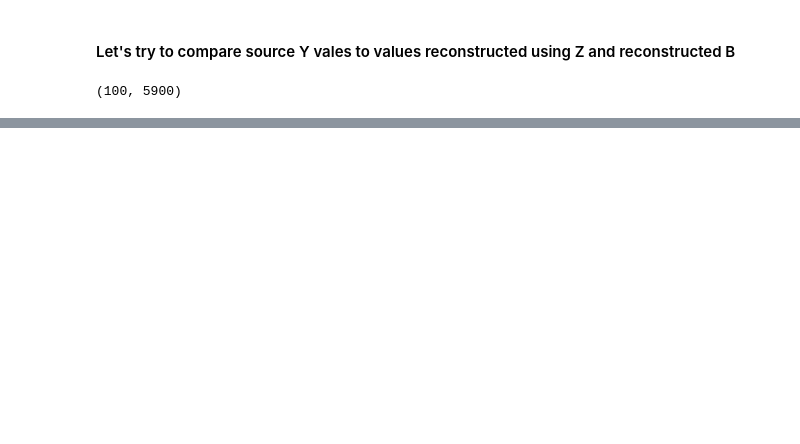
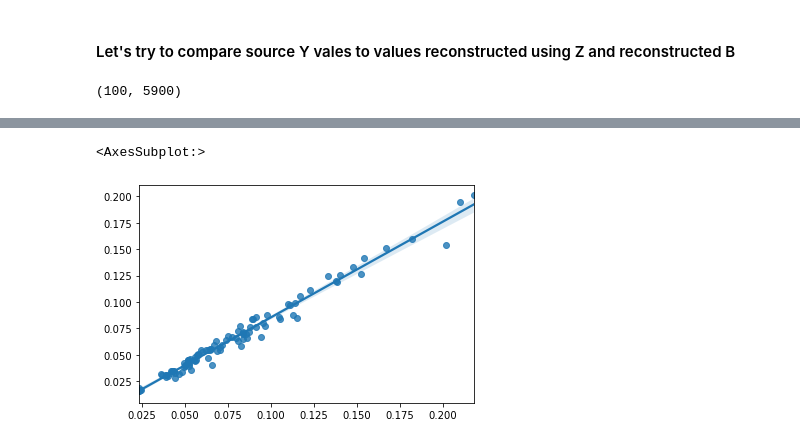
Before and after one commit to Bishop-Laboratory/autoPLIER-analysis, a Jupyter notebook: analysis/CellO_training_data_eda_Serhiy/B-Regression.ipynb, the cells around one changed output, grey strips where cells are left out. Saved outputs shown, nothing was run; the diff lists cells and outputs as text; code cells hidden in the pictures; blank space fills up the shorter version.

```diff
--- a/analysis/CellO_training_data_eda_Serhiy/B-Regression.ipynb
+++ b/analysis/CellO_training_data_eda_Serhiy/B-Regression.ipynb
@@ -273,0 +306,12 @@ sns.displot(data=dists_df, x='values', hue='type', kind='kde')
+# %%
+def pearson_dists(vectors_a, vectors_b):
+    vectors_pairs = zip(vectors_a, vectors_b)
+    return [scipy.spatial.distance.correlation(a, b) for a, b in vectors_pairs]
+# %%
+y2y_hat_p_dists = pearson_dists(target_y_norm, y_hat)
+y2y_hat_hat_p_dists = pearson_dists(target_y_norm, y_hat_hat)
+# %%
+sns.regplot(x=y2y_hat_p_dists, y=y2y_hat_hat_p_dists)
+# %% [output]
+<AxesSubplot:>
+[figure, added]
```
Also changed, not shown: parts of 16 cells of this notebook.
